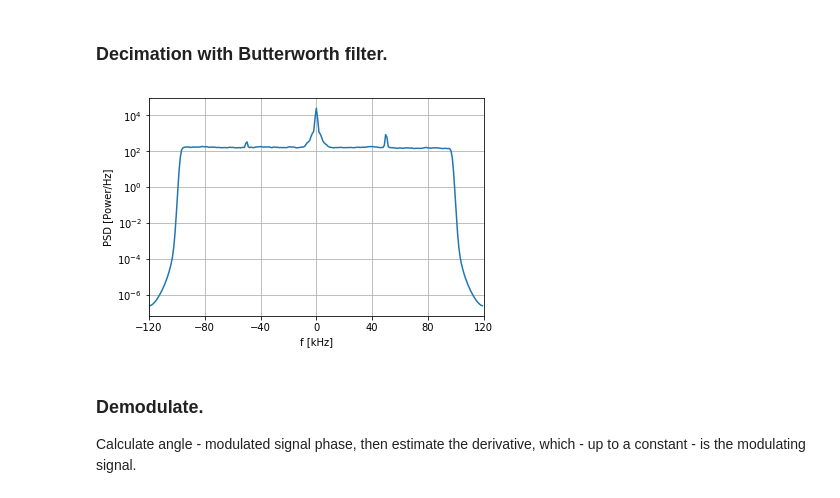
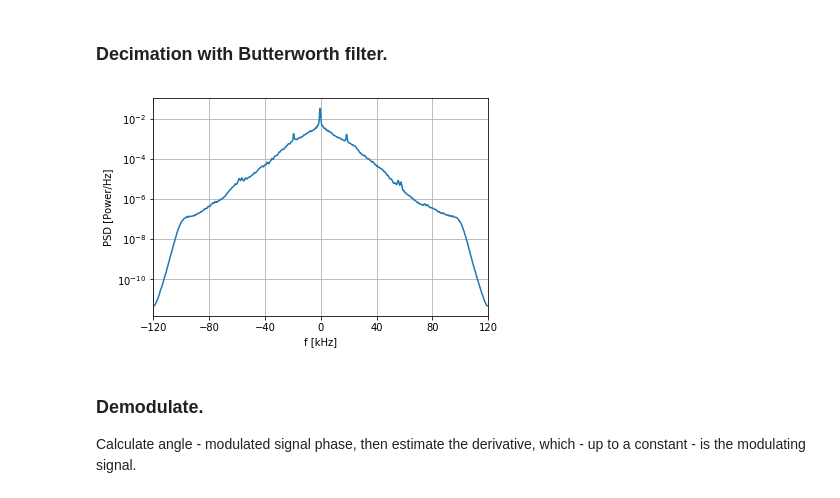
Before and after one commit to enthyp/rds-fm, a Jupyter notebook: nb/iq_samples.ipynb, the cells around one changed output. Saved outputs shown, nothing was run; the diff lists cells and outputs as text; code cells hidden in the pictures.

```diff
--- a/nb/iq_samples.ipynb
+++ b/nb/iq_samples.ipynb
@@ -18,7 +27,7 @@ dec_samples = data[:, 0] + 1j * data[:, 1]
 ### Compute Welch estimate without detrending.
 # %%
 def welch(samples, sample_rate):
-    f, Pxx = signal.welch(samples, sample_rate, detrend=lambda x: x)
+    f, Pxx = signal.welch(samples, sample_rate, nperseg=1024, detrend=lambda x: x)
     f, Pxx = fftshift(f), fftshift(Pxx)
 
     plt.semilogy(f/1e3, Pxx)
@@ -29,6 +38,6 @@ def welch(samples, sample_rate):
     plt.xticks(np.linspace(-sample_rate/2e3, sample_rate/2e3, 7))
     plt.xlim(-sample_rate/2e3, sample_rate/2e3)
 # %%
-sample_rate = 240000
+sample_rate = 2400000
 welch(iq_samples, sample_rate)
 # %% [output]
@@ -41,11 +46,11 @@ welch(dec_samples, sample_rate_fm)
 ### Decimation with Butterworth filter.
 # %%
 sample_rate_fm = 240000  # decimate by 10
-iq_comercial = signal.decimate(iq_samples, sample_rate // sample_rate_fm)
+iq_decim = signal.decimate(iq_samples, sample_rate // sample_rate_fm)
 # %%
-welch(iq_comercial, sample_rate_fm)
+welch(iq_decim, sample_rate_fm)
 # %% [output]
-[figure, old version]
+[figure, new version]
 # %% [markdown]
 ### Demodulate.
 Calculate angle - modulated signal phase, then estimate the derivative, which - up to a constant - is the modulating signal.
```
Also changed, not shown: parts of 8 cells of this notebook, 13 other files.
